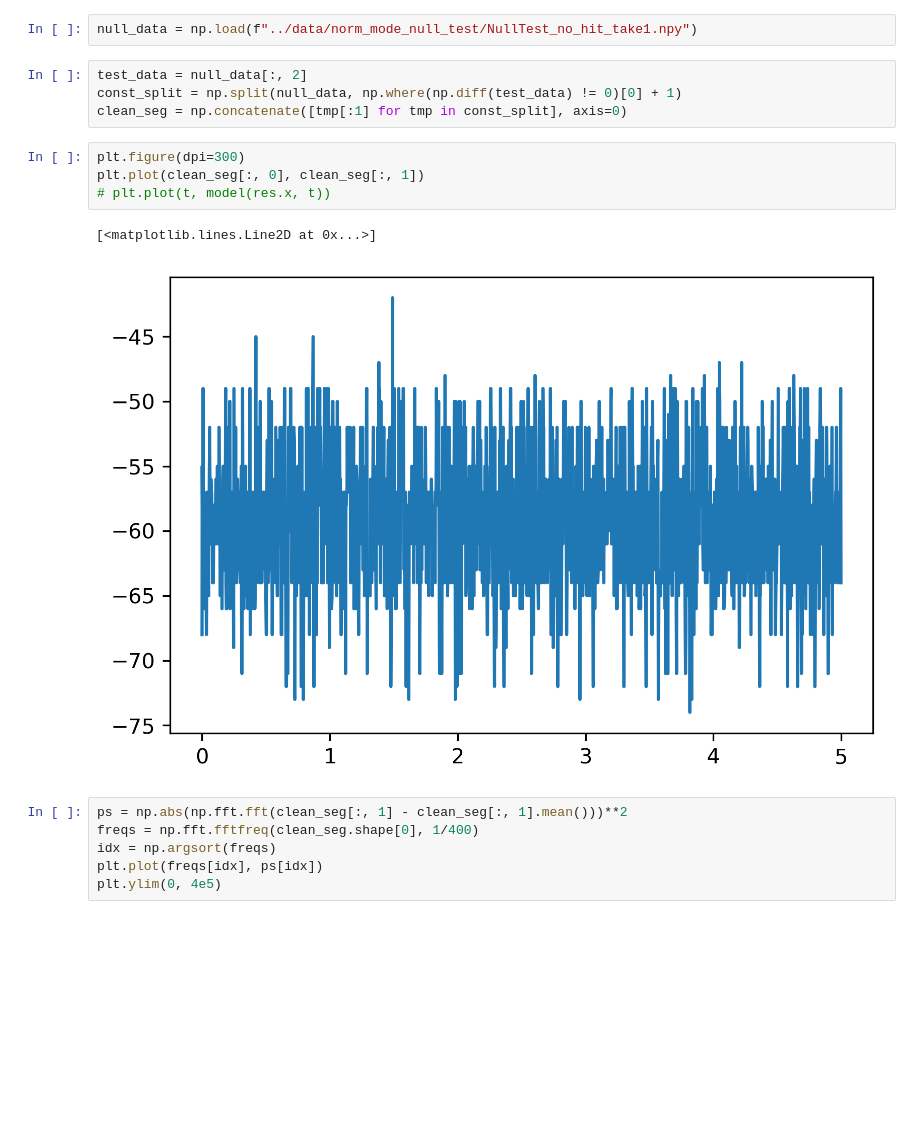
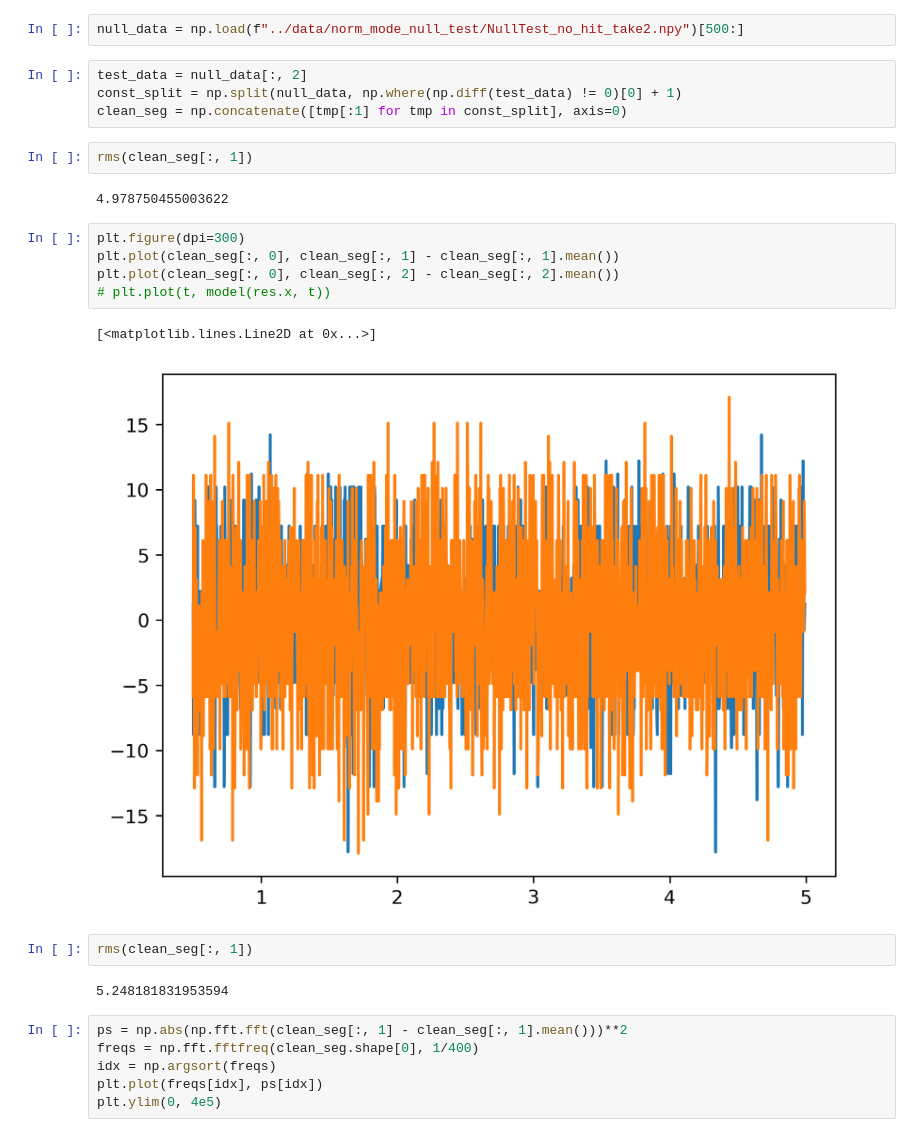
Before and after one commit to liuyiqiandrew/flexure_exp_proj, a Jupyter notebook: analysis/analysis.ipynb, the cells around one changed output. Drawn from its saved outputs; the diff is of its cells as text; blank space fills up the shorter version.

```diff
--- a/analysis/analysis.ipynb
+++ b/analysis/analysis.ipynb
@@ -95,18 +266,27 @@ np.diag(res.hess_inv) ** 0.5
 # %% [output]
 array([0.01022382, 0.00053474, 0.00772065, 0.01704966, 0.00228248])
 # %%
-null_data = np.load(f"../data/norm_mode_null_test/NullTest_no_hit_take1.npy")
+null_data = np.load(f"../data/norm_mode_null_test/NullTest_no_hit_take2.npy")[500:]
 # %%
 test_data = null_data[:, 2]
 const_split = np.split(null_data, np.where(np.diff(test_data) != 0)[0] + 1)
 clean_seg = np.concatenate([tmp[:1] for tmp in const_split], axis=0)
+# %%
+rms(clean_seg[:, 1])
+# %% [output]
+4.978750455003622
 # %%
 plt.figure(dpi=300)
-plt.plot(clean_seg[:, 0], clean_seg[:, 1])
+plt.plot(clean_seg[:, 0], clean_seg[:, 1] - clean_seg[:, 1].mean())
+plt.plot(clean_seg[:, 0], clean_seg[:, 2] - clean_seg[:, 2].mean())
 # plt.plot(t, model(res.x, t))
 # %% [output]
 [<matplotlib.lines.Line2D at 0x...>]
-[figure, old version]
+[figure, new version]
+# %%
+rms(clean_seg[:, 1])
+# %% [output]
+5.248181831953594
 # %%
 ps = np.abs(np.fft.fft(clean_seg[:, 1] - clean_seg[:, 1].mean()))**2
 freqs = np.fft.fftfreq(clean_seg.shape[0], 1/400)
```
Also changed, not shown: parts of 12 cells of this notebook.
